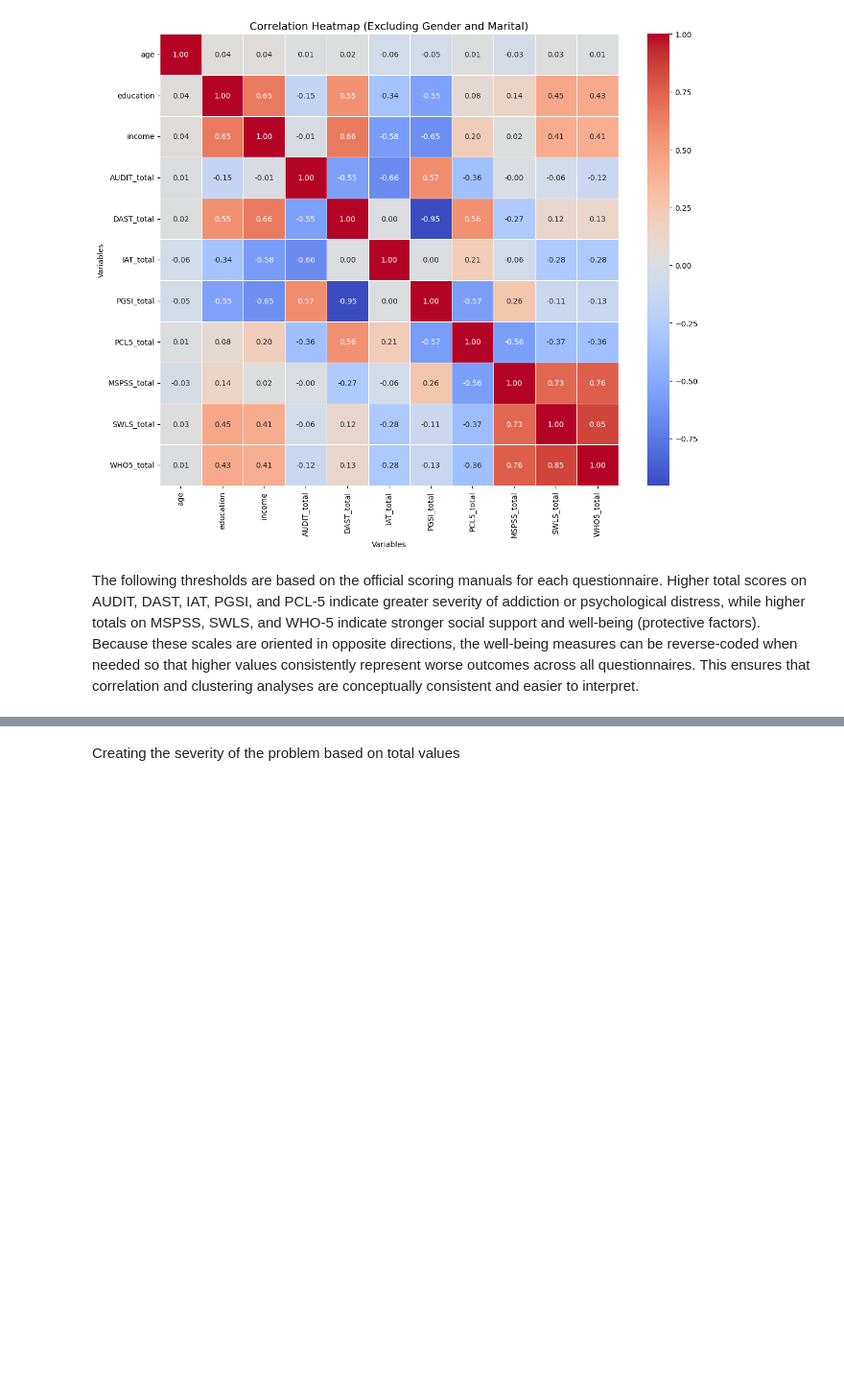
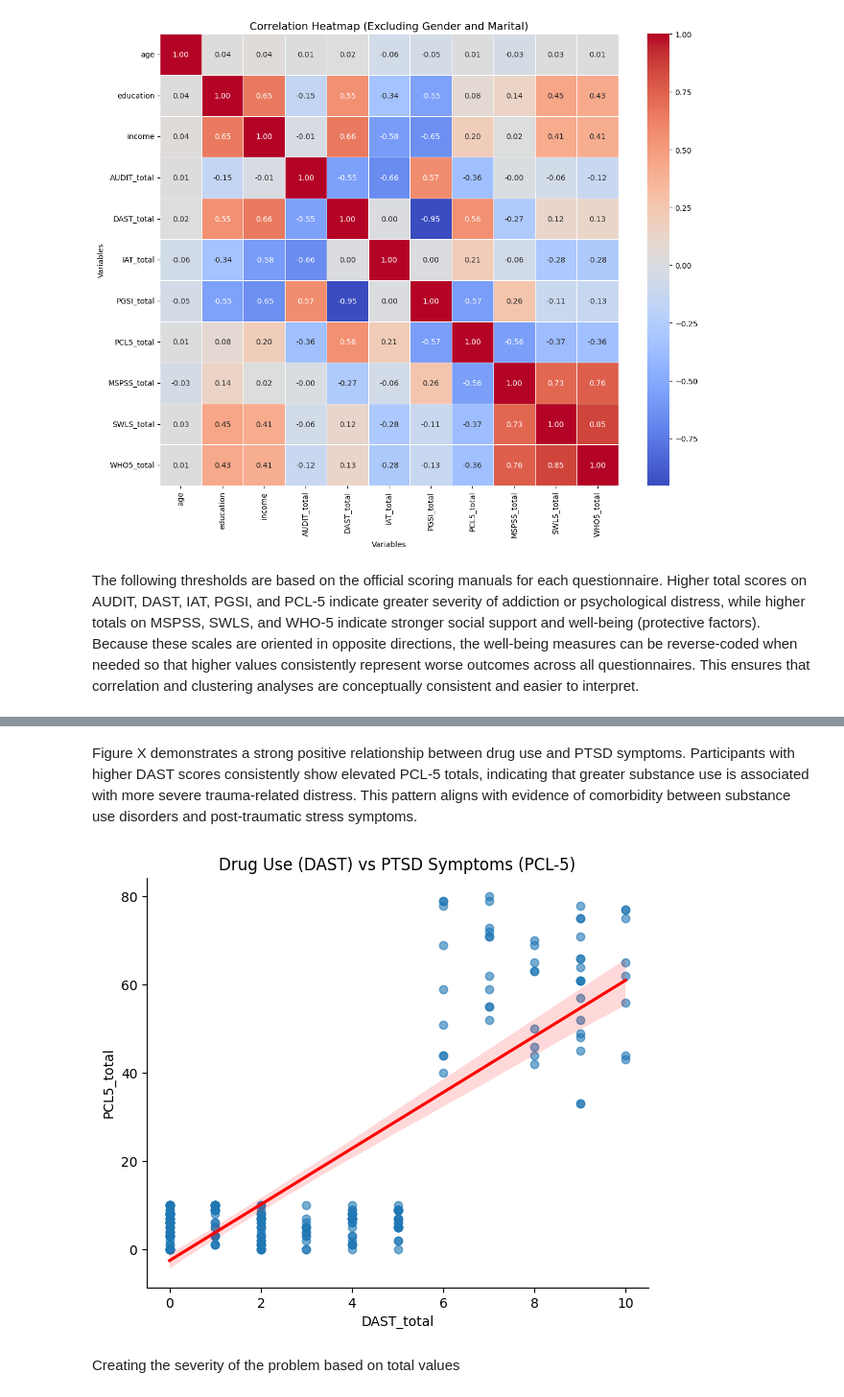
Before and after one commit to mariasimonativadar/e-health, a Jupyter notebook: test.ipynb, the cells around one changed output, grey strips where cells are left out. Shown: that part at 96% size. Drawn from its saved outputs; the diff is of its cells as text; code cells hidden in the pictures; blank space fills up the shorter version.

```diff
--- a/test.ipynb
+++ b/test.ipynb
@@ -481,3 +590,11 @@ conceptually consistent and easier to interpret.
+# %% [markdown]
+Figure X demonstrates a strong positive relationship between drug use and PTSD symptoms. Participants with higher DAST scores consistently show elevated PCL-5 totals, indicating that greater substance use is associated with more severe trauma-related distress. This pattern aligns with evidence of comorbidity between substance use disorders and post-traumatic stress symptoms.
+# %%
+sns.lmplot(x="DAST_total", y="PCL5_total", data=df_totals, aspect=1.2, height=5, scatter_kws={"alpha":0.6}, line_kws={"color":"red"})
+plt.title("Drug Use (DAST) vs PTSD Symptoms (PCL-5)")
+plt.show()
+# %% [output]
+[figure, added]
 # %% [markdown]
 Creating the severity of the problem based on total values
 # %%
```
Also changed, not shown: parts of 17 cells of this notebook, 5 other files.
